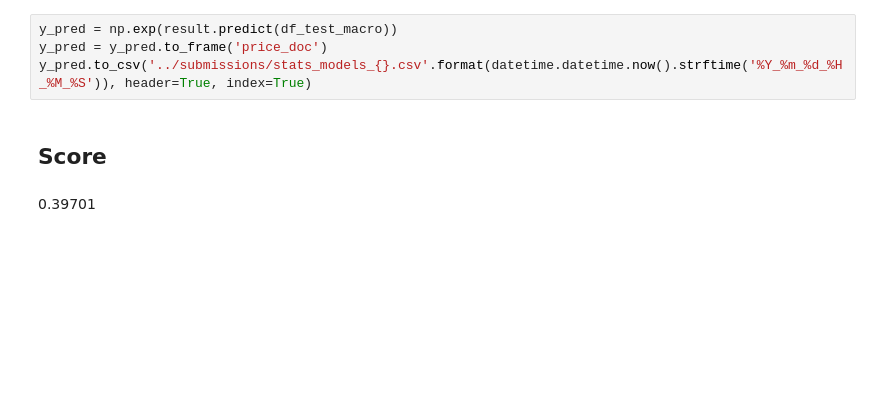
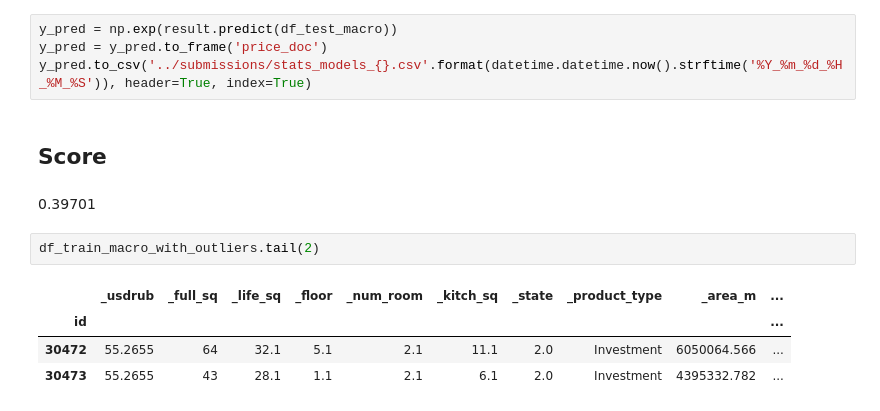
Before and after one commit to hojisu/sberbank-russian-housing-market, a Jupyter notebook: 03-Modeling-StatsModels/03-Modeling-StatsModels.ipynb, the cells around one changed output. Drawn from its saved outputs; the diff is of its cells as text; blank space fills up the shorter version.

```diff
--- a/03-Modeling-StatsModels/03-Modeling-StatsModels.ipynb
+++ b/03-Modeling-StatsModels/03-Modeling-StatsModels.ipynb
@@ -431,3 +448,10 @@ y_pred.to_csv('../submissions/stats_models_{}.csv'.format(datetime.datetime.now(
 ## Score
 # %% [markdown]
 0.39701
+# %%
+df_train_macro_with_outliers.tail(2)
+# %% [output]
+|  | _usdrub | _full_sq | _life_sq | _floor | _num_room | _kitch_sq | _state | _product_type | _area_m | ... |
+| id |  |  |  |  |  |  |  |  |  | ... |
+| 30472 | 55.2655 | 64 | 32.1 | 5.1 | 2.1 | 11.1 | 2.0 | Investment | 6050064.566 | ... |
+| 30473 | 55.2655 | 43 | 28.1 | 1.1 | 2.1 | 6.1 | 2.0 | Investment | 4395332.782 | ... |
```
Also changed, not shown: parts of 20 cells of this notebook, 4 other files.
